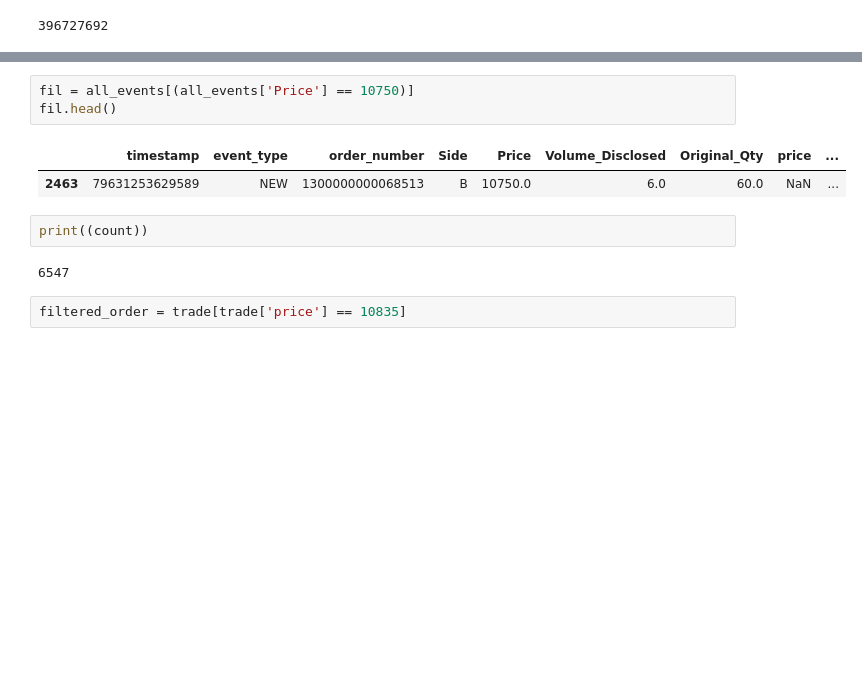
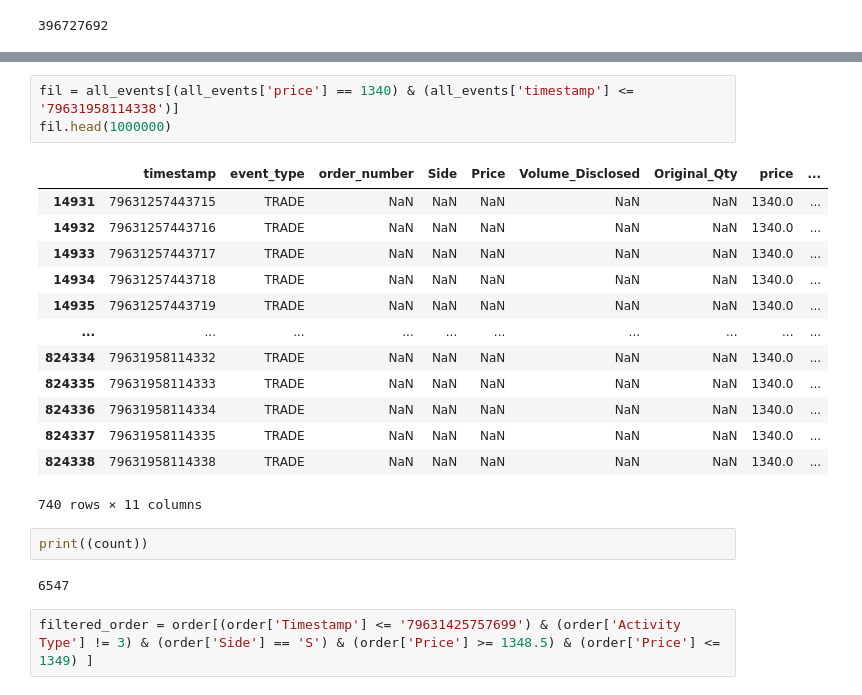
Before and after one commit to utkarshpawan/liquidity-and-volatility-market-microstructure, a Jupyter notebook: quote_data_gen.ipynb, the cells around one changed output, grey strips where cells are left out. Cells and saved outputs as stored; diff of their text form; blank space fills up the shorter version.

```diff
--- a/quote_data_gen.ipynb
+++ b/quote_data_gen.ipynb
@@ -290,13 +379,24 @@ fil.head(100000000000)
 # %%
-fil = all_events[(all_events['Price'] == 10750)]
-fil.head()
+fil = all_events[(all_events['price'] == 1340) & (all_events['timestamp'] <= '79631958114338')]
+fil.head(1000000)
 # %% [output]
 |  | timestamp | event_type | order_number | Side | Price | Volume_Disclosed | Original_Qty | price | ... |
-| 2463 | 79631253629589 | NEW | 1300000000068513 | B | 10750.0 | 6.0 | 60.0 | NaN | ... |
+| 14931 | 79631257443715 | TRADE | NaN | NaN | NaN | NaN | NaN | 1340.0 | ... |
+| 14932 | 79631257443716 | TRADE | NaN | NaN | NaN | NaN | NaN | 1340.0 | ... |
+| 14933 | 79631257443717 | TRADE | NaN | NaN | NaN | NaN | NaN | 1340.0 | ... |
+| 14934 | 79631257443718 | TRADE | NaN | NaN | NaN | NaN | NaN | 1340.0 | ... |
+| 14935 | 79631257443719 | TRADE | NaN | NaN | NaN | NaN | NaN | 1340.0 | ... |
+| ... | ... | ... | ... | ... | ... | ... | ... | ... | ... |
+| 824334 | 79631958114332 | TRADE | NaN | NaN | NaN | NaN | NaN | 1340.0 | ... |
+| 824335 | 79631958114333 | TRADE | NaN | NaN | NaN | NaN | NaN | 1340.0 | ... |
+| 824336 | 79631958114334 | TRADE | NaN | NaN | NaN | NaN | NaN | 1340.0 | ... |
+| 824337 | 79631958114335 | TRADE | NaN | NaN | NaN | NaN | NaN | 1340.0 | ... |
+| 824338 | 79631958114338 | TRADE | NaN | NaN | NaN | NaN | NaN | 1340.0 | ... |
+740 rows × 11 columns
 # %%
 print((count))
 # %% [output]
 6547
 # %%
-filtered_order = trade[trade['price'] == 10835]
+filtered_order = order[(order['Timestamp'] <= '79631425757699') & (order['Activity Type'] != 3) & (order['Side'] == 'S') & (order['Price'] >= 1348.5) & (order['Price'] <= 1349) ]
 # %%
```
Also changed, not shown: parts of 33 cells of this notebook, 3 other files.
